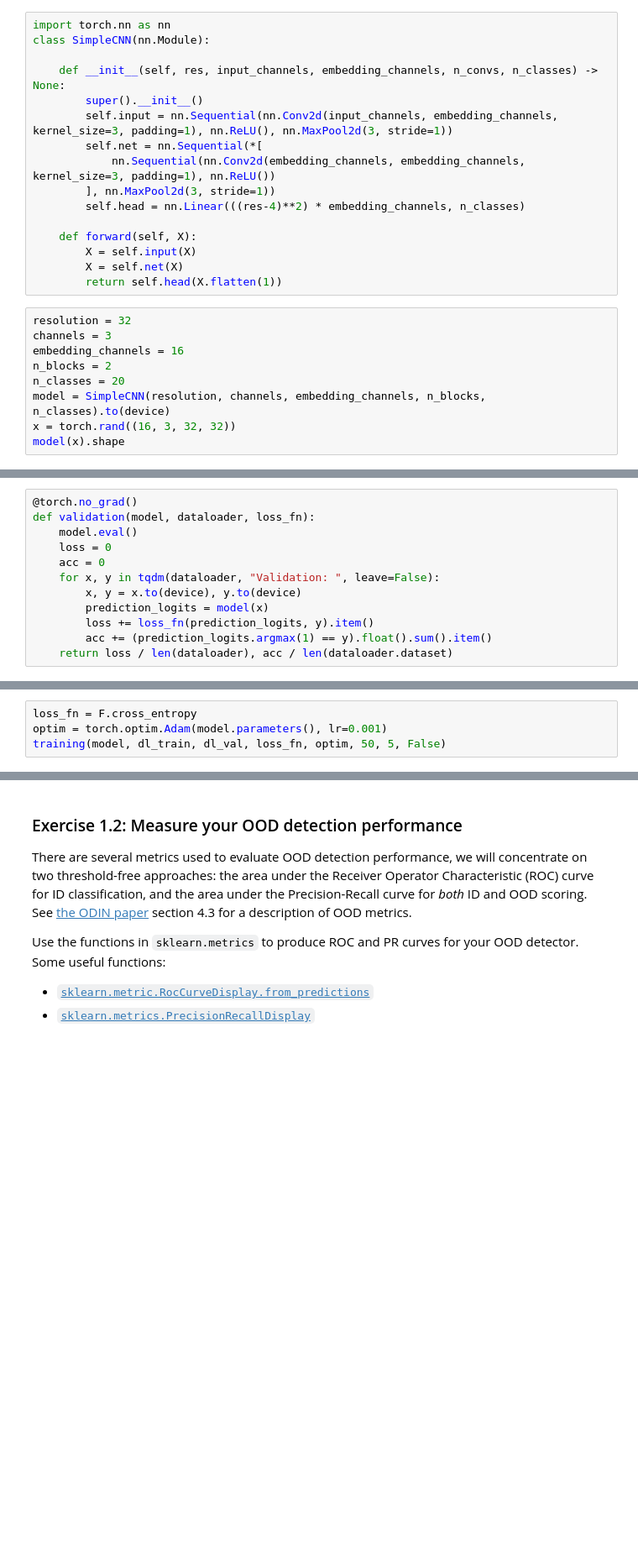
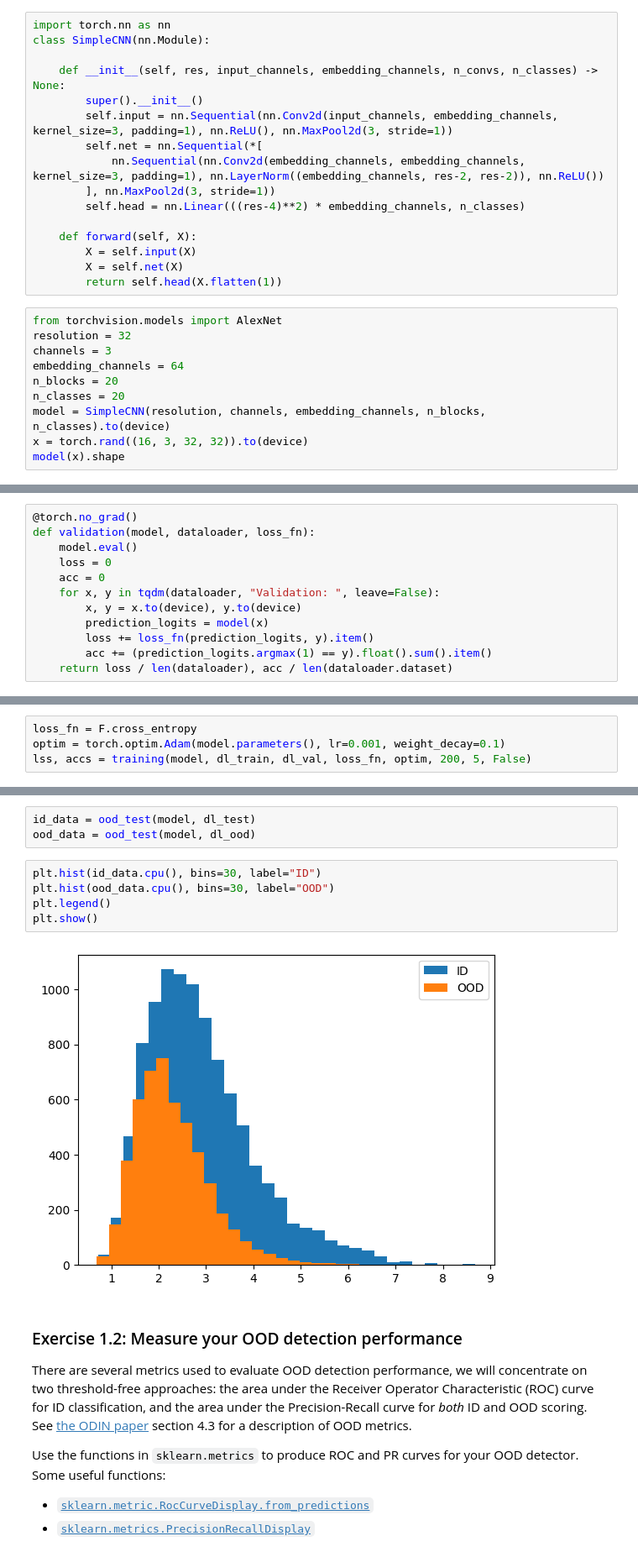
Before and after one commit to Cascetto/dla_labs, a Jupyter notebook: Lab4_OOD.ipynb, the cells around one changed output, grey strips where cells are left out. Shown at 84% size. Saved outputs shown, nothing was run; the diff lists cells and outputs as text; blank space fills up the shorter version.

```diff
--- a/Lab4_OOD.ipynb
+++ b/Lab4_OOD.ipynb
@@ -90,7 +129,7 @@ class SimpleCNN(nn.Module):
         super().__init__()
         self.input = nn.Sequential(nn.Conv2d(input_channels, embedding_channels, kernel_size=3, padding=1), nn.ReLU(), nn.MaxPool2d(3, stride=1))
         self.net = nn.Sequential(*[
-            nn.Sequential(nn.Conv2d(embedding_channels, embedding_channels, kernel_size=3, padding=1), nn.ReLU())
+            nn.Sequential(nn.Conv2d(embedding_channels, embedding_channels, kernel_size=3, padding=1), nn.LayerNorm((embedding_channels, res-2, res-2)), nn.ReLU())
         ], nn.MaxPool2d(3, stride=1))
         self.head = nn.Linear(((res-4)**2) * embedding_channels, n_classes)
 
@@ -99,13 +138,14 @@ class SimpleCNN(nn.Module):
         X = self.net(X)
         return self.head(X.flatten(1))
 # %%
+from torchvision.models import AlexNet
 resolution = 32
 channels = 3
-embedding_channels = 16
-n_blocks = 2
+embedding_channels = 64
+n_blocks = 20
 n_classes = 20
 model = SimpleCNN(resolution, channels, embedding_channels, n_blocks, n_classes).to(device)
-x = torch.rand((16, 3, 32, 32))
+x = torch.rand((16, 3, 32, 32)).to(device)
 model(x).shape
 # %% [output]
 torch.Size([16, 20])
@@ -149,6 +190,6 @@ def training(model, train_dataloader, validation_dataloader, loss_fn, optimizer,
     return losses, accs
 # %%
 loss_fn = F.cross_entropy
-optim = torch.optim.Adam(model.parameters(), lr=0.001)
-training(model, dl_train, dl_val, loss_fn, optim, 50, 5, False)
+optim = torch.optim.Adam(model.parameters(), lr=0.001, weight_decay=0.1)
+lss, accs = training(model, dl_train, dl_val, loss_fn, optim, 200, 5, False)
 # %% [output]
@@ -160,3 +209,13 @@ KeyboardInterrupt:
+# %%
+id_data = ood_test(model, dl_test)
+ood_data = ood_test(model, dl_ood)
+# %%
+plt.hist(id_data.cpu(), bins=30, label="ID")
+plt.hist(ood_data.cpu(), bins=30, label="OOD")
+plt.legend()
+plt.show()
+# %% [output]
+[figure, added]
 # %% [markdown]
 ### Exercise 1.2: Measure your OOD detection performance
 
```
Also changed, not shown: parts of 6 cells of this notebook.
